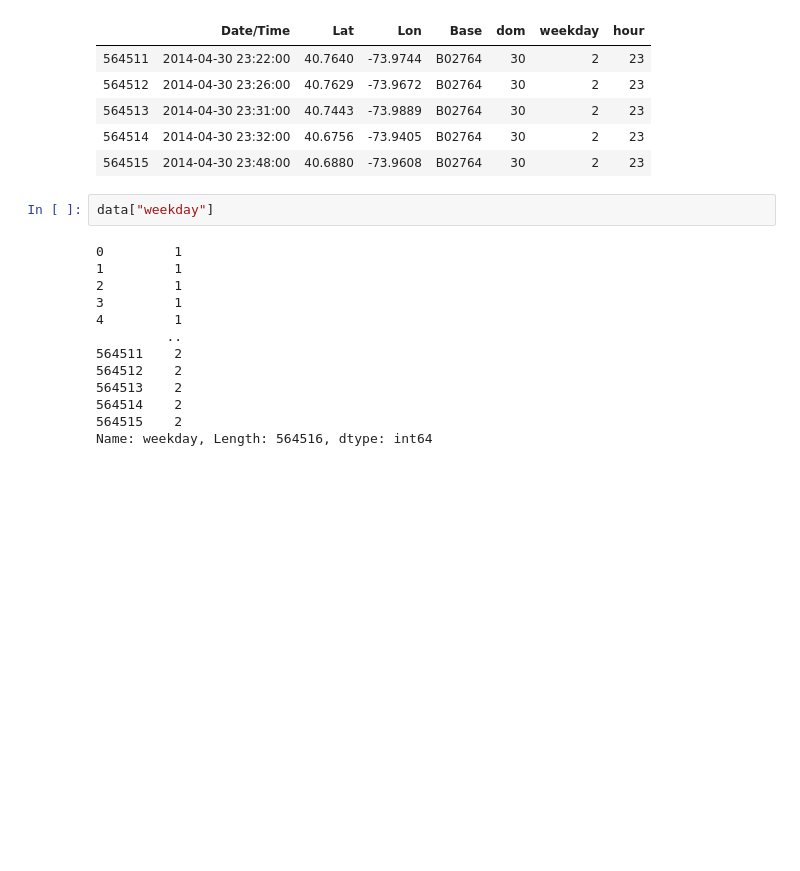
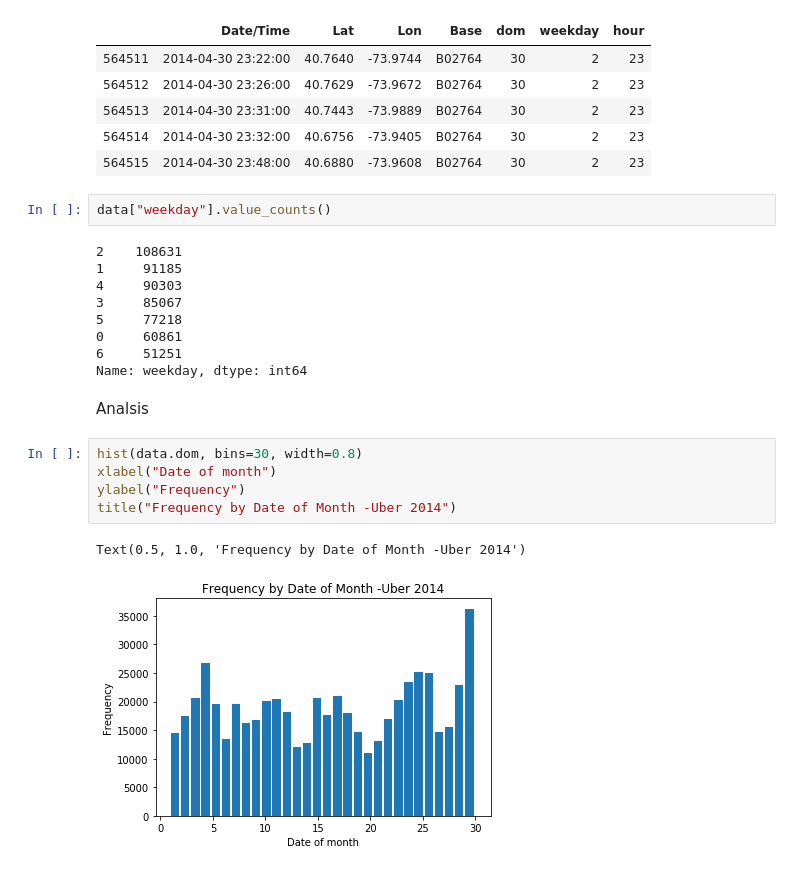
Before and after one commit to LobarBadalova/uber_data_analysis, a Jupyter notebook: Uber.ipynb, the cells around one changed output. Cells and saved outputs as stored; diff of their text form; blank space fills up the shorter version.

```diff
--- a/Uber.ipynb
+++ b/Uber.ipynb
@@ -80,17 +80,23 @@ data.tail()
 | 564514 | 2014-04-30 23:32:00 | 40.6756 | -73.9405 | B02764 | 30 | 2 | 23 |
 | 564515 | 2014-04-30 23:48:00 | 40.6880 | -73.9608 | B02764 | 30 | 2 | 23 |
 # %%
-data["weekday"]
+data["weekday"].value_counts()
 # %% [output]
-0         1
-1         1
-2         1
-3         1
-4         1
-         ..
-564511    2
-564512    2
-564513    2
-564514    2
-564515    2
-Name: weekday, Length: 564516, dtype: int64
+2    108631
+1     91185
+4     90303
+3     85067
+5     77218
+0     60861
+6     51251
+Name: weekday, dtype: int64
+# %% [markdown]
+Analsis
+# %%
+hist(data.dom, bins=30, width=0.8)
+xlabel("Date of month")
+ylabel("Frequency")
+title("Frequency by Date of Month -Uber 2014")
+# %% [output]
+Text(0.5, 1.0, 'Frequency by Date of Month -Uber 2014')
+[figure, added]
```
Also changed, not shown: parts of 13 cells of this notebook.
